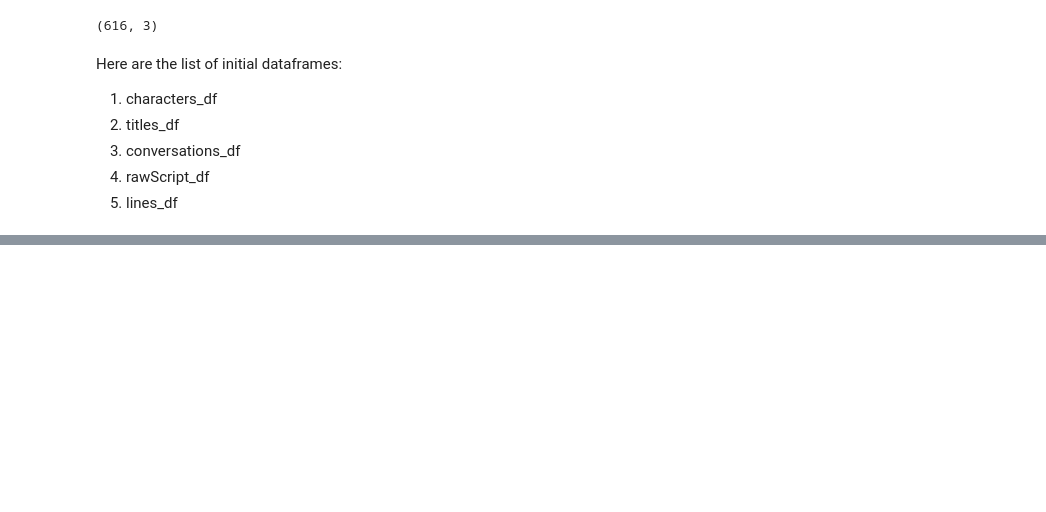
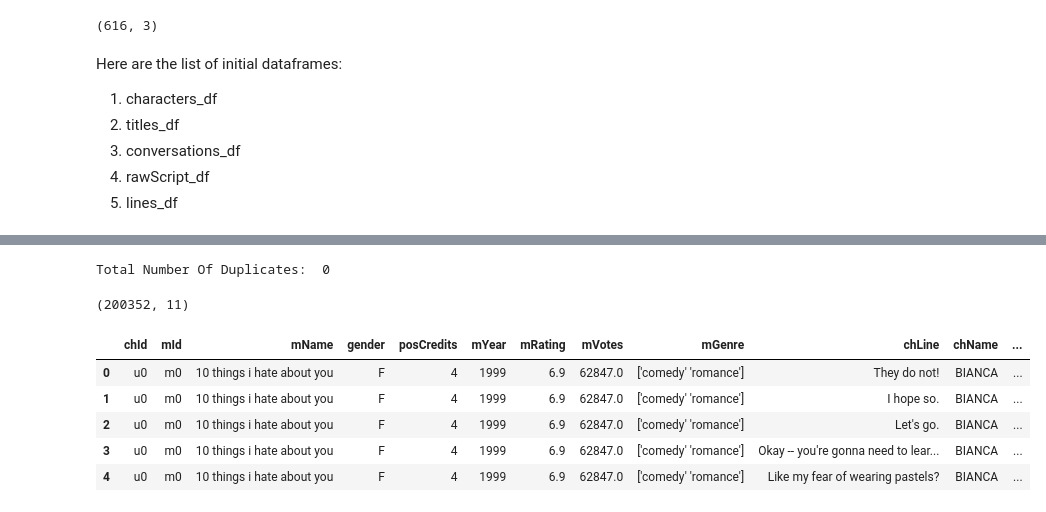
Before and after one commit to Sumitjh26997/CSS581-Final-Project, a Jupyter notebook: MLProject.ipynb, the cells around one changed output, grey strips where cells are left out. Cells and saved outputs as stored; diff of their text form; code cells hidden in the pictures; blank space fills up the shorter version.

Commit message:
Added the combined tables

```diff
--- a/MLProject.ipynb
+++ b/MLProject.ipynb
@@ -344,0 +430,3 @@ Here are the list of initial dataframes:
+# %%
+df = detailed_characters_df.merge(lines_df_mod, on=['chId', 'mId'], how='inner')
+df.head()
@@ -344,0 +452,4 @@ Here are the list of initial dataframes:
+# %%
+df['chName'] = df['chName_x']
+df = df.drop(['chName_y','chName_x'], axis=1)
+df.head()
@@ -344,0 +479,28 @@ Here are the list of initial dataframes:
+# %%
+# Remove duplicate rows
+duplicate_counts = df.duplicated().sum()
+print("Total Number Of Duplicates: ", duplicate_counts)
+if duplicate_counts > 0:
+   df = df.drop_duplicates()
+df.shape
+# %% [output]
+Total Number Of Duplicates:  0
+(200352, 11)
+# %%
+##Get the number of unique dialogues spoken by each characters.
+df['dialoguesCount'] = df.groupby(['chId', 'mId'])['chLine'].transform('count')
+
+##Get the number of characters per dialogue
+df['charCountPerDialogue'] = df.chLine.str.len()
+
+##Get the number of words per dialogue
+df['wordCountPerDialogue'] = df.chLine.str.count(' ') + 1
+# %%
+df.head()
+# %% [output]
+|  | chId | mId | mName | gender | posCredits | mYear | mRating | mVotes | mGenre | chLine | chName | ... |
+| 0 | u0 | m0 | 10 things i hate about you | F | 4 | 1999 | 6.9 | 62847.0 | ['comedy' 'romance'] | They do not! | BIANCA | ... |
+| 1 | u0 | m0 | 10 things i hate about you | F | 4 | 1999 | 6.9 | 62847.0 | ['comedy' 'romance'] | I hope so. | BIANCA | ... |
+| 2 | u0 | m0 | 10 things i hate about you | F | 4 | 1999 | 6.9 | 62847.0 | ['comedy' 'romance'] | Let's go. | BIANCA | ... |
+| 3 | u0 | m0 | 10 things i hate about you | F | 4 | 1999 | 6.9 | 62847.0 | ['comedy' 'romance'] | Okay -- you're gonna need to lear... | BIANCA | ... |
+| 4 | u0 | m0 | 10 things i hate about you | F | 4 | 1999 | 6.9 | 62847.0 | ['comedy' 'romance'] | Like my fear of wearing pastels? | BIANCA | ... |
```
Also changed, not shown: parts of 11 cells of this notebook.
